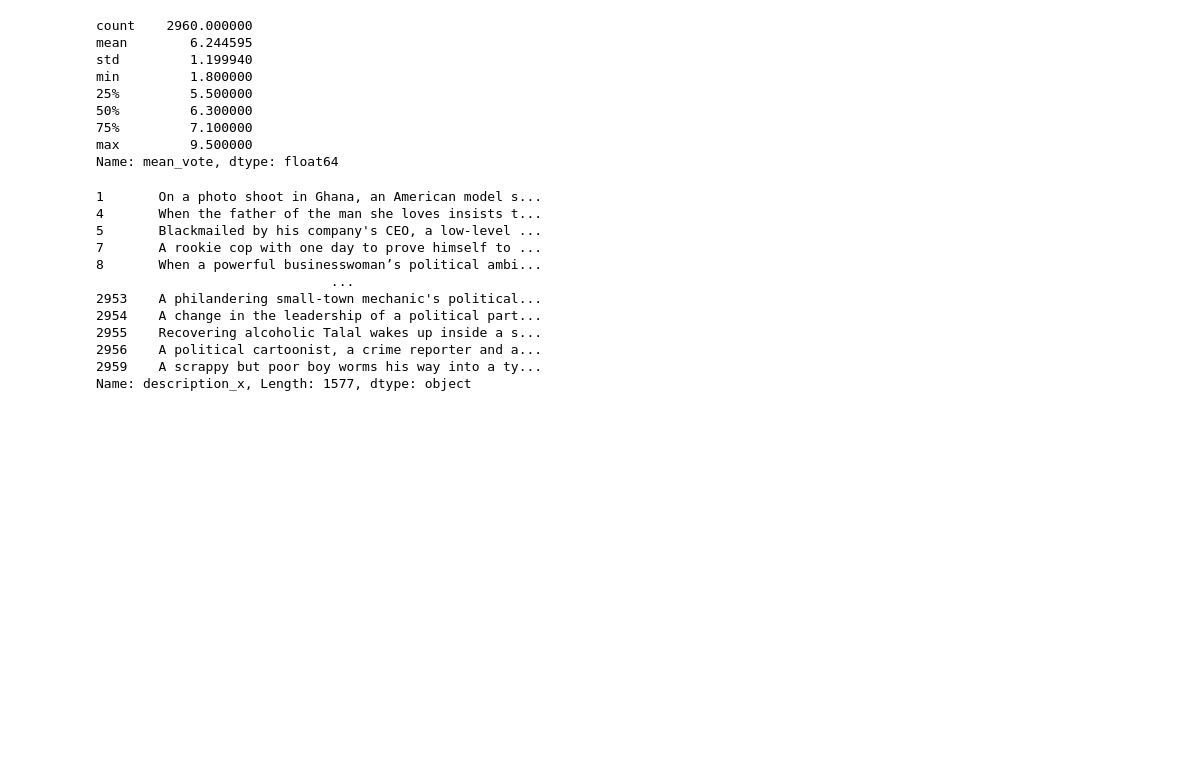
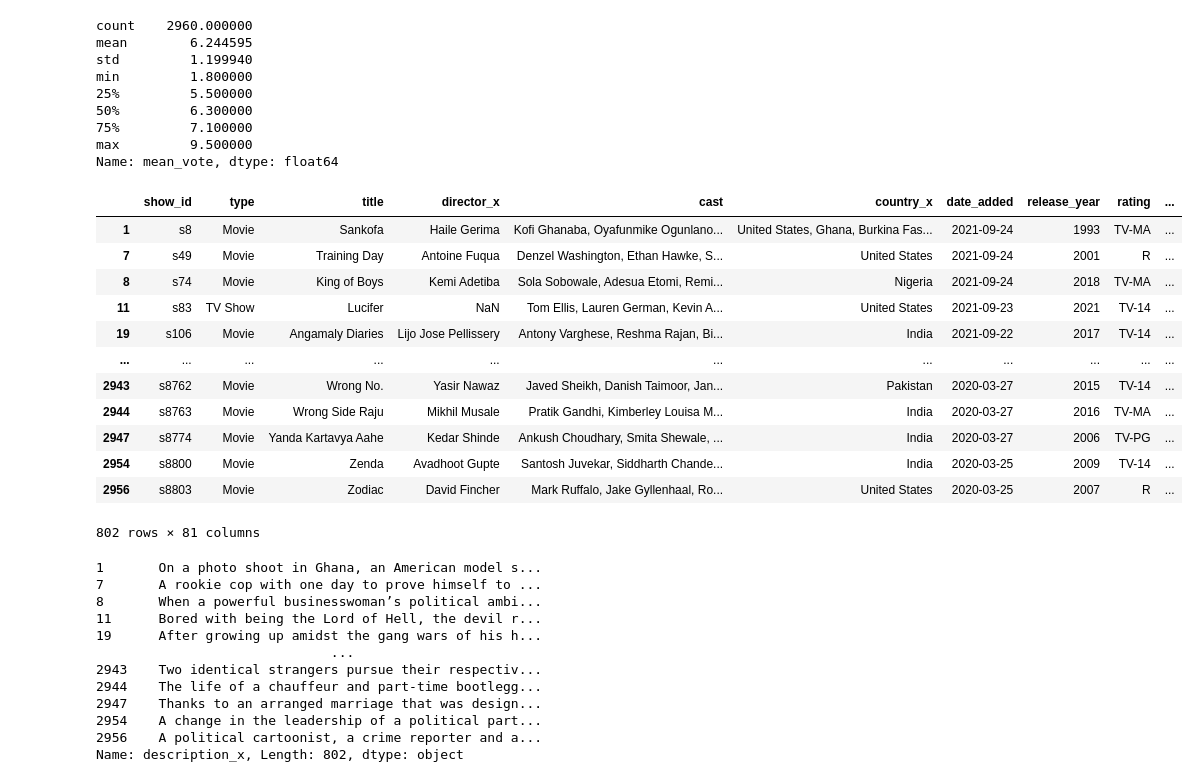
Before and after one commit to netfleeex/netflix_EDA, a Jupyter notebook: Votes.ipynb, the cells around one changed output. Cells and saved outputs as stored; diff of their text form; code cells hidden in the pictures; blank space fills up the shorter version.

```diff
--- a/Votes.ipynb
+++ b/Votes.ipynb
@@ -94,9 +94,25 @@ Name: mean_vote, dtype: float64
 # %%
 #6.2 이상이면 인기 많은 것
 #6.2이하이면 인기 없는 것으로 분류
-popular = df[df["mean_vote"]>=6.244595]
+popular = df[df["mean_vote"]>=7.100000]
 
-non_popular = df[df["mean_vote"]<6.244595]
+non_popular = df[df["mean_vote"]<=5.500000]
+# %%
+popular
+# %% [output]
+|  | show_id | type | title | director_x | cast | country_x | date_added | release_year | rating | ... |
+| 1 | s8 | Movie | Sankofa | Haile Gerima | Kofi Ghanaba, Oyafunmike Ogunlano... | United States, Ghana, Burkina Fas... | 2021-09-24 | 1993 | TV-MA | ... |
+| 7 | s49 | Movie | Training Day | Antoine Fuqua | Denzel Washington, Ethan Hawke, S... | United States | 2021-09-24 | 2001 | R | ... |
+| 8 | s74 | Movie | King of Boys | Kemi Adetiba | Sola Sobowale, Adesua Etomi, Remi... | Nigeria | 2021-09-24 | 2018 | TV-MA | ... |
+| 11 | s83 | TV Show | Lucifer | NaN | Tom Ellis, Lauren German, Kevin A... | United States | 2021-09-23 | 2021 | TV-14 | ... |
+| 19 | s106 | Movie | Angamaly Diaries | Lijo Jose Pellissery | Antony Varghese, Reshma Rajan, Bi... | India | 2021-09-22 | 2017 | TV-14 | ... |
+| ... | ... | ... | ... | ... | ... | ... | ... | ... | ... | ... |
+| 2943 | s8762 | Movie | Wrong No. | Yasir Nawaz | Javed Sheikh, Danish Taimoor, Jan... | Pakistan | 2020-03-27 | 2015 | TV-14 | ... |
+| 2944 | s8763 | Movie | Wrong Side Raju | Mikhil Musale | Pratik Gandhi, Kimberley Louisa M... | India | 2020-03-27 | 2016 | TV-MA | ... |
+| 2947 | s8774 | Movie | Yanda Kartavya Aahe | Kedar Shinde | Ankush Choudhary, Smita Shewale, ... | India | 2020-03-27 | 2006 | TV-PG | ... |
+| 2954 | s8800 | Movie | Zenda | Avadhoot Gupte | Santosh Juvekar, Siddharth Chande... | India | 2020-03-25 | 2009 | TV-14 | ... |
+| 2956 | s8803 | Movie | Zodiac | David Fincher | Mark Ruffalo, Jake Gyllenhaal, Ro... | United States | 2020-03-25 | 2007 | R | ... |
+802 rows × 81 columns
 # %%
 popular_des = popular["description_x"]
 non_popular_des = non_popular["description_x"]
@@ -104,15 +120,15 @@ non_popular_des = non_popular["description_x"]
 popular_des
 # %% [output]
 1       On a photo shoot in Ghana, an American model s...
-4       When the father of the man she loves insists t...
-5       Blackmailed by his company's CEO, a low-level ...
 7       A rookie cop with one day to prove himself to ...
 8       When a powerful businesswoman’s political ambi...
+11      Bored with being the Lord of Hell, the devil r...
+19      After growing up amidst the gang wars of his h...
                               ...
-2953    A philandering small-town mechanic's political...
+2943    Two identical strangers pursue their respectiv...
+2944    The life of a chauffeur and part-time bootlegg...
+2947    Thanks to an arranged marriage that was design...
 2954    A change in the leadership of a political part...
-2955    Recovering alcoholic Talal wakes up inside a s...
 2956    A political cartoonist, a crime reporter and a...
-2959    A scrappy but poor boy worms his way into a ty...
-Name: description_x, Length: 1577, dtype: object
+Name: description_x, Length: 802, dtype: object
 # %%
```
Also changed, not shown: parts of 4 cells of this notebook, 5 other files.
